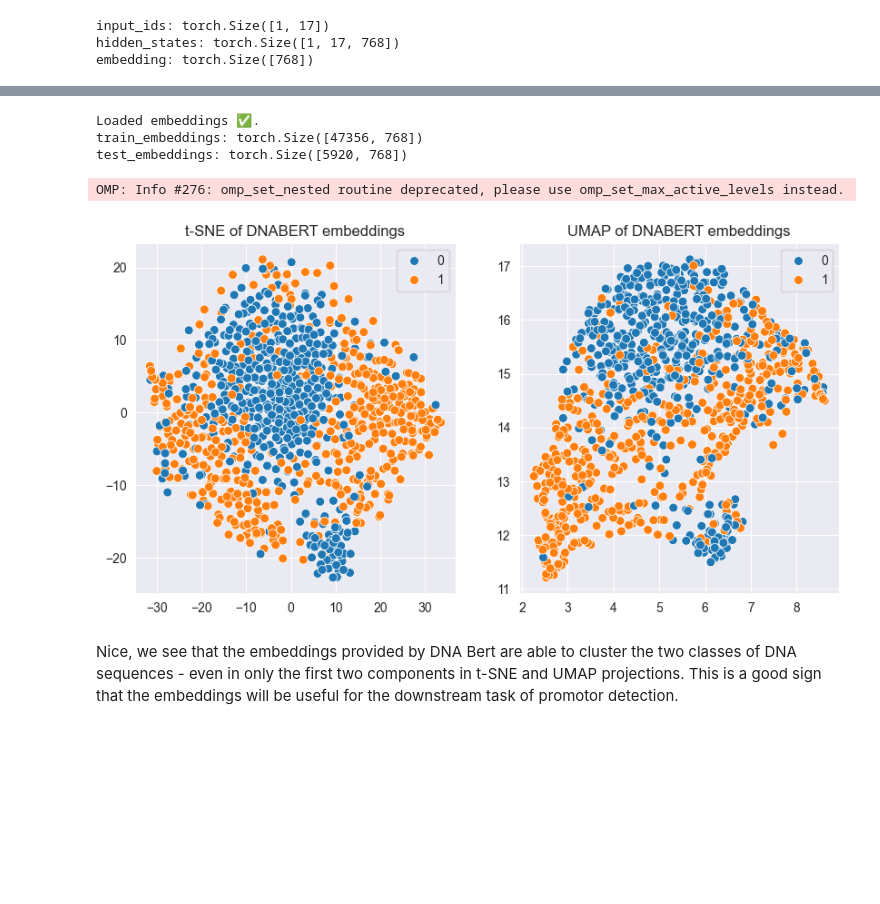
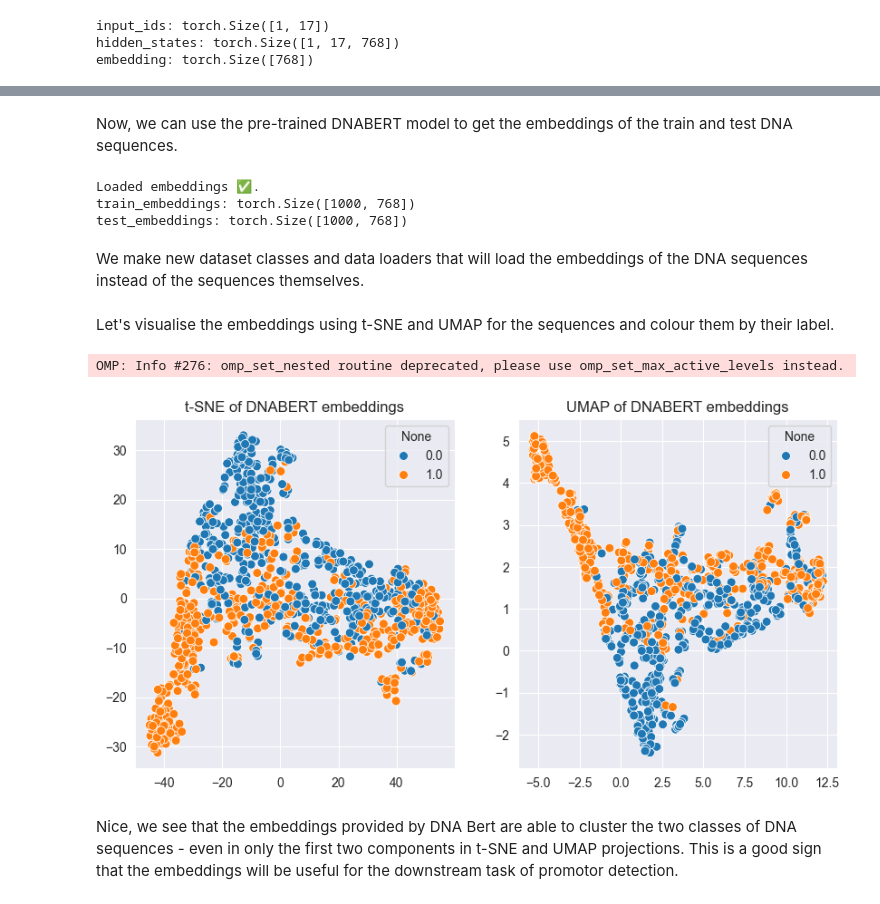
Before and after one commit to mikasenghaas/cs502, a Jupyter notebook: homeworks/3/Homework3.ipynb, the cells around one changed output, grey strips where cells are left out. Saved outputs shown, nothing was run; the diff lists cells and outputs as text; code cells hidden in the pictures; blank space fills up the shorter version.

```diff
--- a/homeworks/3/Homework3.ipynb
+++ b/homeworks/3/Homework3.ipynb
@@ -40,7 +40,6 @@ torch.cuda.manual_seed(seed)
 torch.mps.manual_seed(seed)
 
 # Set device
-device = torch.device("cuda" if torch.cuda.is_available() else "mps" if torch.has_mps else "cpu")
-device = "cpu"
+device = torch.device("cuda" if torch.cuda.is_available() else "mps" if torch.backends.mps.is_built() else "cpu")
 print(f"Using device: {device}")
 # %% [output]
@@ -989,6 +974,6 @@ Next, we want to obtain embeddings for each of the DNA sequences in the dataset
 # %%
 # ToDo: Load the pretrained DNABERT model and use this to get the embeddings of the train and test DNA sequences.
 # Load pre-trained DNABERT model and tokeniser
-tokeniser = AutoTokenizer.from_pretrained("zhihan1996/DNABERT-2-117M", trust_remote_code=True)
-model = AutoModel.from_pretrained("zhihan1996/DNABERT-2-117M", trust_remote_code=True)
+pretrained_tokeniser = AutoTokenizer.from_pretrained("zhihan1996/DNABERT-2-117M", trust_remote_code=True)
+pretrained_model= AutoModel.from_pretrained("zhihan1996/DNABERT-2-117M", trust_remote_code=True)
 # %% [output]
@@ -1038,3 +1037,5 @@ Works as expected. We can now iterate over the DNA sequences in our training and
+# %% [markdown]
+Now, we can use the pre-trained DNABERT model to get the embeddings of the train and test DNA sequences.
 # %%
 def load_embeddings(path):
     return torch.load(path)
@@ -1042,32 +1043,29 @@ def load_embeddings(path):
 def save_embeddings(embeddings, path):
     return torch.save(embeddings, path)
 
-def get_embeddings(model, tokeniser, sequences, batch_size = 128):
+def get_embeddings(model, loader, device):
     embeddings = []
-    for sequence in tqdm.tqdm(sequences):
-        input_ids = tokeniser(sequence, return_tensors = 'pt')["input_ids"]
-        hidden_states, _ = model(input_ids) # (B, L, H)
+    for input_ids, _ in tqdm.tqdm(loader):
+        hidden_states, _ = model(input_ids.to(device)) # (B, L, H)
         embedding = torch.mean(hidden_states[0], dim=0)
 
         embeddings.append(embedding.tolist()) # (B, H)
 
     return torch.Tensor(embeddings)
 
-# Extract training and testing sequences
-train_sequences = raw_training_data["sequence"].tolist()
-test_sequences = raw_test_data["sequence"].tolist()
-train_labels = raw_training_data["label"].tolist()
-test_labels = raw_test_data["label"].tolist()
-
 # Set paths for saving and loading embeddings
 data_path = os.path.join(os.getcwd(), "data")
-train_embeddings_path = os.path.join(data_path, "train_embeddings.pt")
-test_embeddings_path = os.path.join(data_path, "test_embeddings.pt")
+train_embeddings_path = os.path.join(data_path, "sub_train_embeddings.pt")
+test_embeddings_path = os.path.join(data_path, "sub_test_embeddings.pt")
+
+# Put model to device and in eval model
+pretrained_model = pretrained_model.to(device)
+pretrained_model.eval()
 
 # Compute and save embeddings if they do not exist
 if not os.path.exists(train_embeddings_path) and not os.path.exists(test_embeddings_path):
-    train_embeddings = get_embeddings(model, tokeniser, train_sequences)
-    test_embeddings = get_embeddings(model, tokeniser, test_sequences)
+    train_embeddings = get_embeddings(pretrained_model, train_embed_loader, device=device)
+    test_embeddings = get_embeddings(pretrained_model, test_embed_loader, device=device)
 
     save_embeddings(train_embeddings, train_embeddings_path)
     save_embeddings(test_embeddings, test_embeddings_path)
@@ -1081,48 +1079,61 @@ print(f"train_embeddings: {train_embeddings.shape}")
 print(f"test_embeddings: {test_embeddings.shape}")
 # %% [output]
 Loaded embeddings ✅.
-train_embeddings: torch.Size([47356, 768])
-test_embeddings: torch.Size([5920, 768])
+train_embeddings: torch.Size([1000, 768])
+test_embeddings: torch.Size([1000, 768])
+# %% [markdown]
+We make new dataset classes and data loaders that will load the embeddings of the DNA sequences instead of the sequences themselves.
+# %%
+# Data classes
+batch_size = 128
+
+# Create PyTorch dataset from embeddings and labels
+train_labels = train_embed_loader.dataset.tensors[1].float()
+test_labels = test_embed_loader.dataset.tensors[1].float()
+
+train_dataset = TensorDataset(train_embeddings, train_labels)
+test_dataset = TensorDataset(test_embeddings, test_labels)
+
+# Create data loaders
+train_loader = DataLoader(train_dataset, batch_size=batch_size, shuffle=True)
+test_loader = DataLoader(test_dataset, batch_size=batch_size, shuffle=False)
+# %% [markdown]
+Let's visualise the embeddings using t-SNE and UMAP for the sequences and colour them by their label.
 # %%
 # Initialise t-SNE and UMAP
 tsne = TSNE(n_components=2)
 umap = UMAP(n_components=2)
 
-# Use a subset for visualisation
-sub = 1000
-sub_train_embeddings = train_embeddings[:sub]
-sub_train_labels = train_labels[:sub]
-
 # Standardize embeddings for better visualisation
 scaler = StandardScaler()
-scaled_train_embeddings = scaler.fit_transform(sub_train_embeddings)
+scaled_train_embeddings = scaler.fit_transform(train_embeddings)
 
 # Compute t-SNE and UMAP embeddings
 tsne_train_embeddings = tsne.fit_transform(scaled_train_embeddings)
 umap_train_embeddings = umap.fit_transform(scaled_train_embeddings)
 
 fig, axs = plt.subplots(ncols=2, figsize=(10, 5))
 sns.scatterplot(
     x=tsne_train_embeddings[:, 0],
     y=tsne_train_embeddings[:, 1],
-    hue=sub_train_labels,
+    hue=train_labels,
     s=50,
     ax=axs[0]
     );
 
 sns.scatterplot(
     x=umap_train_embeddings[:, 0],
     y=umap_train_embeddings[:, 1],
-    hue=sub_train_labels,
+    hue=train_labels,
     s=50,
     ax=axs[1]
     );
 
 axs[0].set_title("t-SNE of DNABERT embeddings");
 axs[1].set_title("UMAP of DNABERT embeddings");
 # %% [output]
 OMP: Info #276: omp_set_nested routine deprecated, please use omp_set_max_active_levels instead.
-[figure, old version]
+[figure, new version]
 # %% [markdown]
 Nice, we see that the embeddings provided by DNA Bert are able to cluster the two classes of DNA sequences - even in only the first two components in t-SNE and UMAP projections. This is a good sign that the embeddings will be useful for the downstream task of promotor detection.
 # %% [markdown]
```
Also changed, not shown: parts of 29 cells of this notebook.
